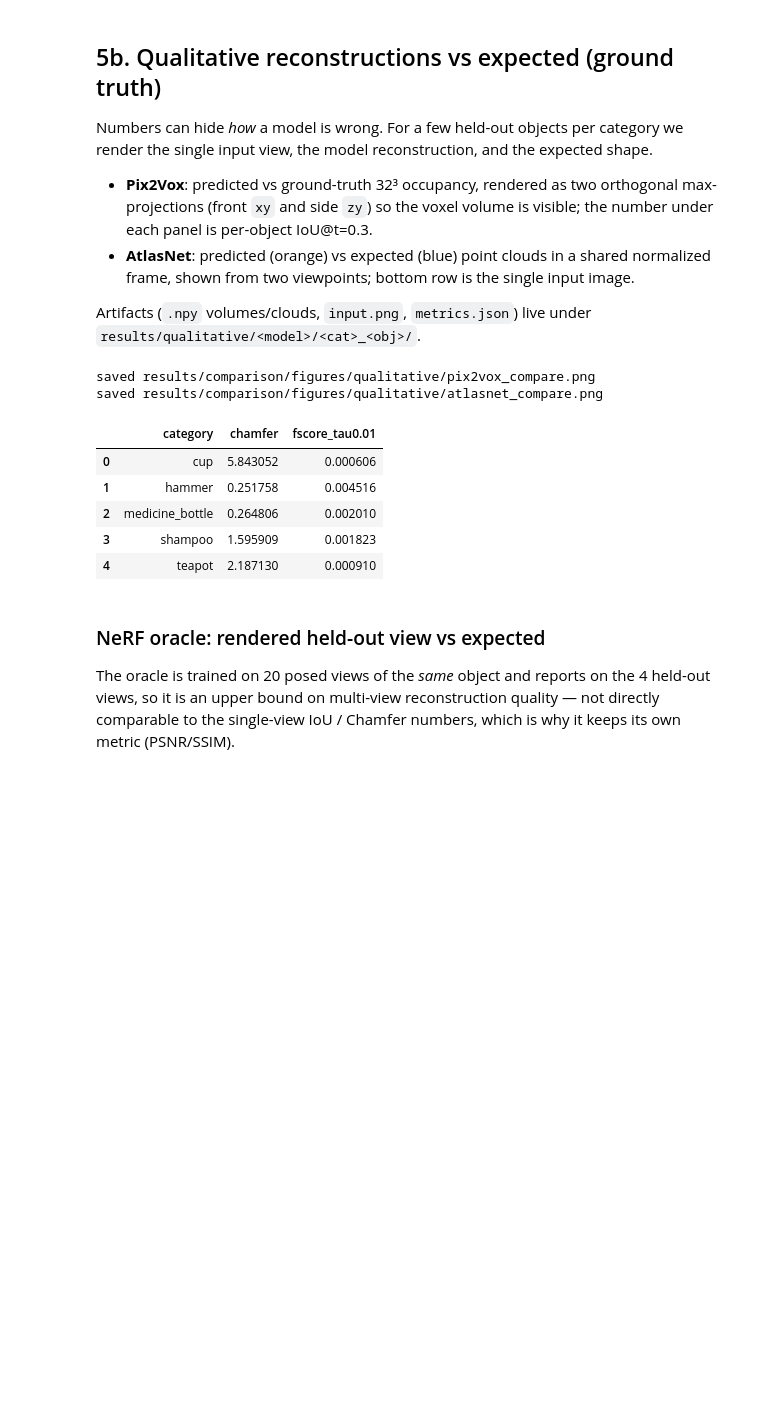
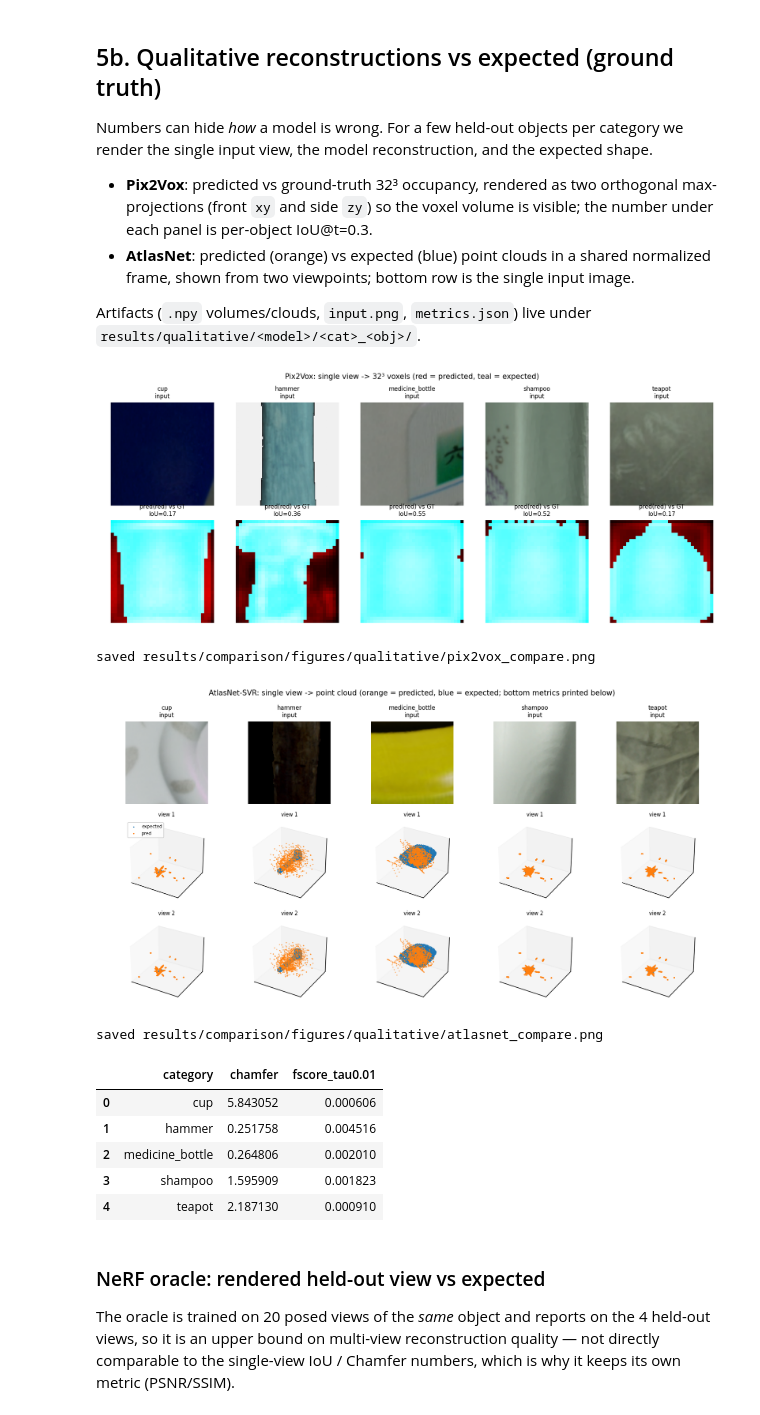
Before and after one commit to NoureldinAbdelrahman/home-omni3d, a Jupyter notebook: notebooks/dataset_analysis.ipynb, the cells around one changed output. Saved outputs shown, nothing was run; the diff lists cells and outputs as text; code cells hidden in the pictures; blank space fills up the shorter version.

```diff
--- a/notebooks/dataset_analysis.ipynb
+++ b/notebooks/dataset_analysis.ipynb
@@ -663,7 +670,7 @@ if p2v_qual:
     fig.suptitle("Pix2Vox: single view -> 32³ voxels (red = predicted, teal = expected)", fontsize=10)
     fig.tight_layout()
     fig.savefig(QUAL_FIG / "pix2vox_compare.png", dpi=150)
-    plt.show()
+    plotting.show_saved(QUAL_FIG / "pix2vox_compare.png")
     print("saved", (QUAL_FIG / "pix2vox_compare.png").relative_to(ROOT))
 else:
     print("no Pix2Vox qualitative artifacts (run make_qual_pix2vox.py)")
@@ -675,36 +682,38 @@ if atl_qual:
     views = [(25, 20), (65, -60)]
     fig = plt.figure(figsize=(2.4 * n, 6.2))
     for j, mp in enumerate(atl_qual):
         d = mp.parent
         m = json.loads(mp.read_text())
         pred, gt = np.load(d / "pred.npy"), np.load(d / "gt.npy")
         ax0 = fig.add_subplot(3, n, j + 1)
         ax0.imshow(plt.imread(d / "input.png"))
         ax0.set_title(f"{m['category']}\ninput", fontsize=8)
         ax0.axis("off")
         for row, (elev, azim) in enumerate(views):
             ax = fig.add_subplot(3, n, (row + 1) * n + j + 1, projection="3d")
             ax.scatter(gt[:, 0], gt[:, 1], gt[:, 2], s=0.4, c="#1f77b4", label="expected")
             ax.scatter(pred[:, 0], pred[:, 1], pred[:, 2], s=0.4, c="#ff7f0e", label="pred")
             ax.set_title(f"view {row + 1}", fontsize=7)
             ax.set_xticks([]); ax.set_yticks([]); ax.set_zticks([])
             if row == 0 and j == 0:
                 ax.legend(fontsize=6, loc="upper left")
         if j == 0:
             pass
     fig.suptitle("AtlasNet-SVR: single view -> point cloud (orange = predicted, blue = expected; bottom metrics printed below)", fontsize=10)
     fig.tight_layout()
     fig.savefig(QUAL_FIG / "atlasnet_compare.png", dpi=150)
-    plt.show()
+    plotting.show_saved(QUAL_FIG / "atlasnet_compare.png")
     print("saved", (QUAL_FIG / "atlasnet_compare.png").relative_to(ROOT))
     qdf = pd.DataFrame([{**json.loads(p.read_text()),
                          "object": p.parent.name} for p in atl_qual])
     display(qdf[["category", "chamfer", "fscore_tau0.01"]])
 else:
     print("no AtlasNet qualitative artifacts (run make_qual_atlasnet.py)")
 # %% [output]
+[figure, added]
 saved results/comparison/figures/qualitative/pix2vox_compare.png
-saved results/comparison/figures/qualitative/atlasnet_compare.png
+[figure, added]
+saved results/comparison/figures/qualitative/atlasnet_compare.png
 |  | category | chamfer | fscore_tau0.01 |
 | 0 | cup | 5.843052 | 0.000606 |
 | 1 | hammer | 0.251758 | 0.004516 |
```
Also changed, not shown: parts of 3 cells of this notebook, 1 other file.
